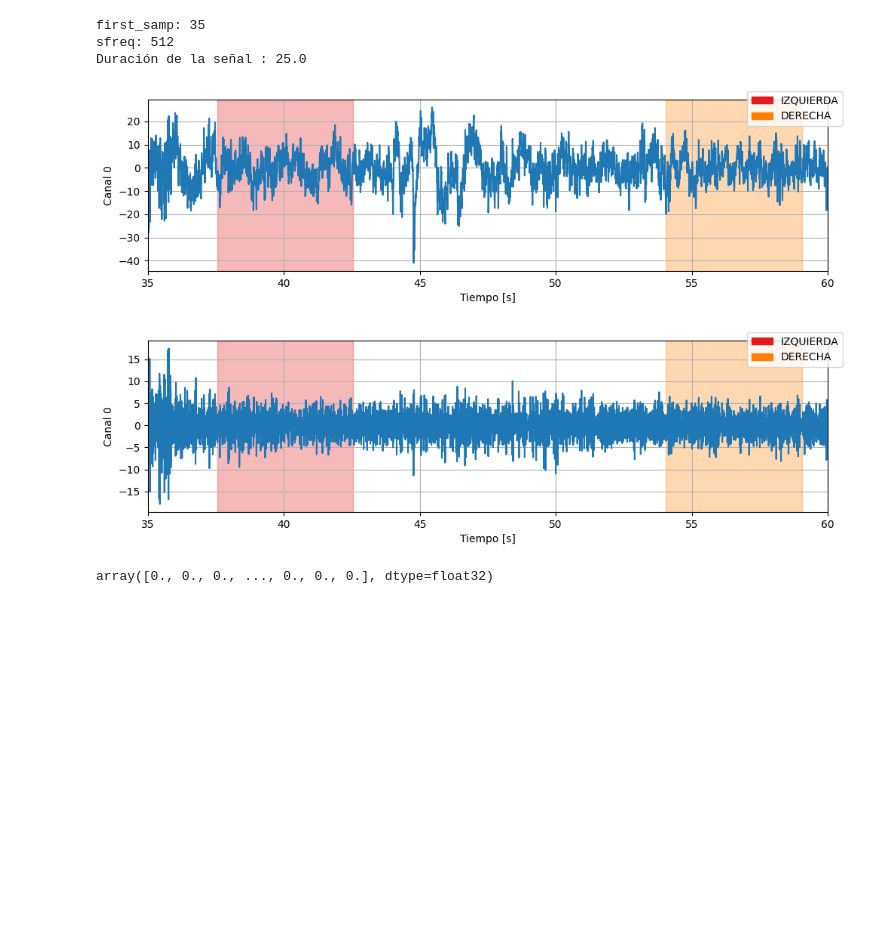
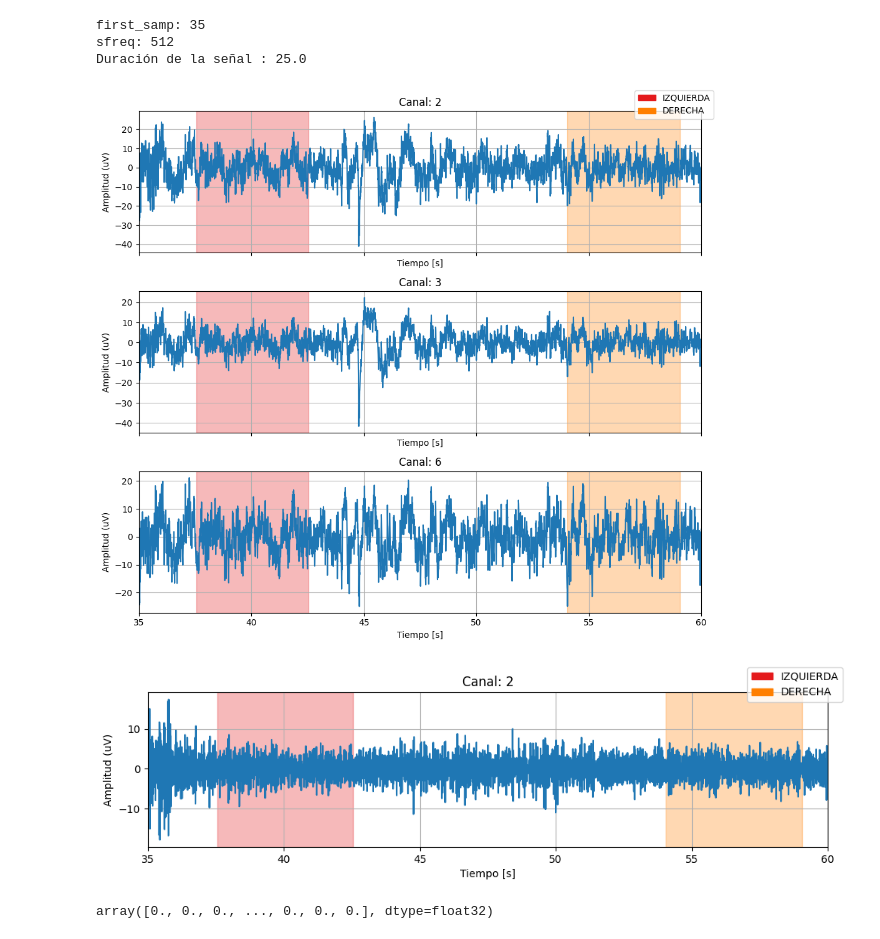
Before and after one commit to SrMichi19/TIF, a Jupyter notebook: 1. TIF/ClaseEEG.ipynb, the cells around one changed output. Cells and saved outputs as stored; diff of their text form; code cells hidden in the pictures; blank space fills up the shorter version.

```diff
--- a/1. TIF/ClaseEEG.ipynb
+++ b/1. TIF/ClaseEEG.ipynb
@@ -414,7 +414,24 @@ class RawSignal:
 
         for i in range(n_canales):
             axes[i].plot(tiempo, canales[i])
-            axes[i].set_ylabel(f"Canal {i}")
+            # Obtener el nombre real del canal si hay Info y picks
+            if self.info is not None and "Nombre canales" in self.info:
+                if picks is None:
+                    nombre = self.info["Nombre canales"][i]
+                else:
+                    # Obtener los índices reales de los canales seleccionados
+                    if all(isinstance(pick, int) for pick in picks):
+                        idx = picks[i]
+                        nombre = self.info["Nombre canales"][idx]
+                    elif all(isinstance(p, str) for p in picks):
+                        nombre = picks[i]
+                    else:
+                        nombre = f"Canal {i}"
+                axes[i].set_ylabel("Amplitud (uV)")
+                axes[i].set_title(f"Canal: {nombre}")
+            else:
+                axes[i].set_ylabel("Amplitud (uV)")
+                axes[i].set_title(f"Canal {i}")
             axes[i].set_xlabel("Tiempo [s]")
             axes[i].grid(True)
 
@@ -791,9 +808,9 @@ sfreq: 512
 Duración de la señal : 25.0
 # %%
 # Gráficamos nuestra señal recortada
-recorte_señal.plot(picks=["2"], show_anotaciones=True)
+recorte_señal.plot(picks=["2","3", "6"], show_anotaciones=True)
 # %% [output]
-[figure, old version]
+[figure, new version]
 # %%
 # Filtramos la señal
 filtrada = recorte_señal.filter(l_freq=20, h_freq=100)
@@ -801,7 +818,7 @@ filtrada = recorte_señal.filter(l_freq=20, h_freq=100)
 # Graficarmos la señal filtrada
 filtrada.plot(picks=["2"])
 # %% [output]
-[figure, old version]
+[figure, new version]
 # %%
 class EEGSignal(RawSignal):
     """
```
Also changed, not shown: parts of 8 cells of this notebook, 4 other files.
